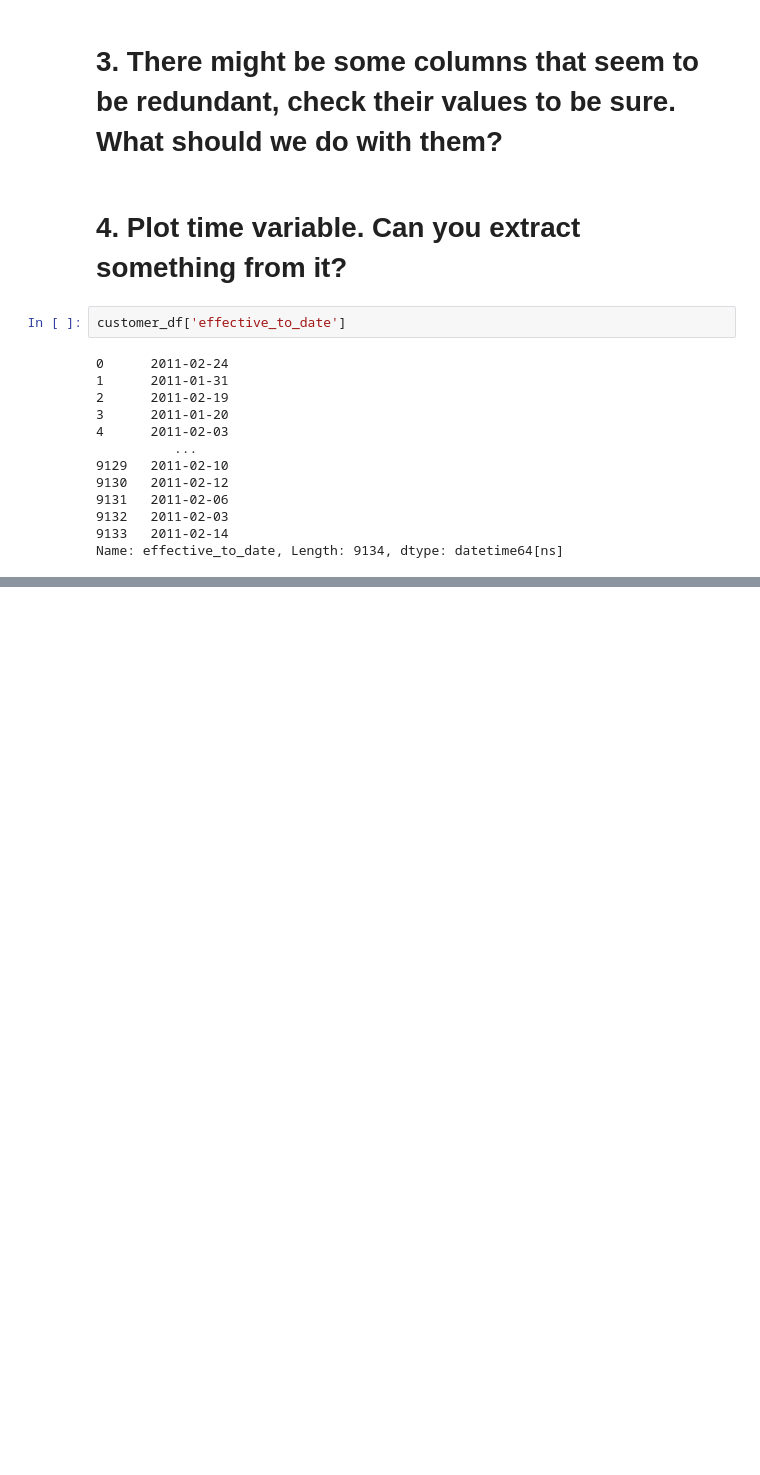
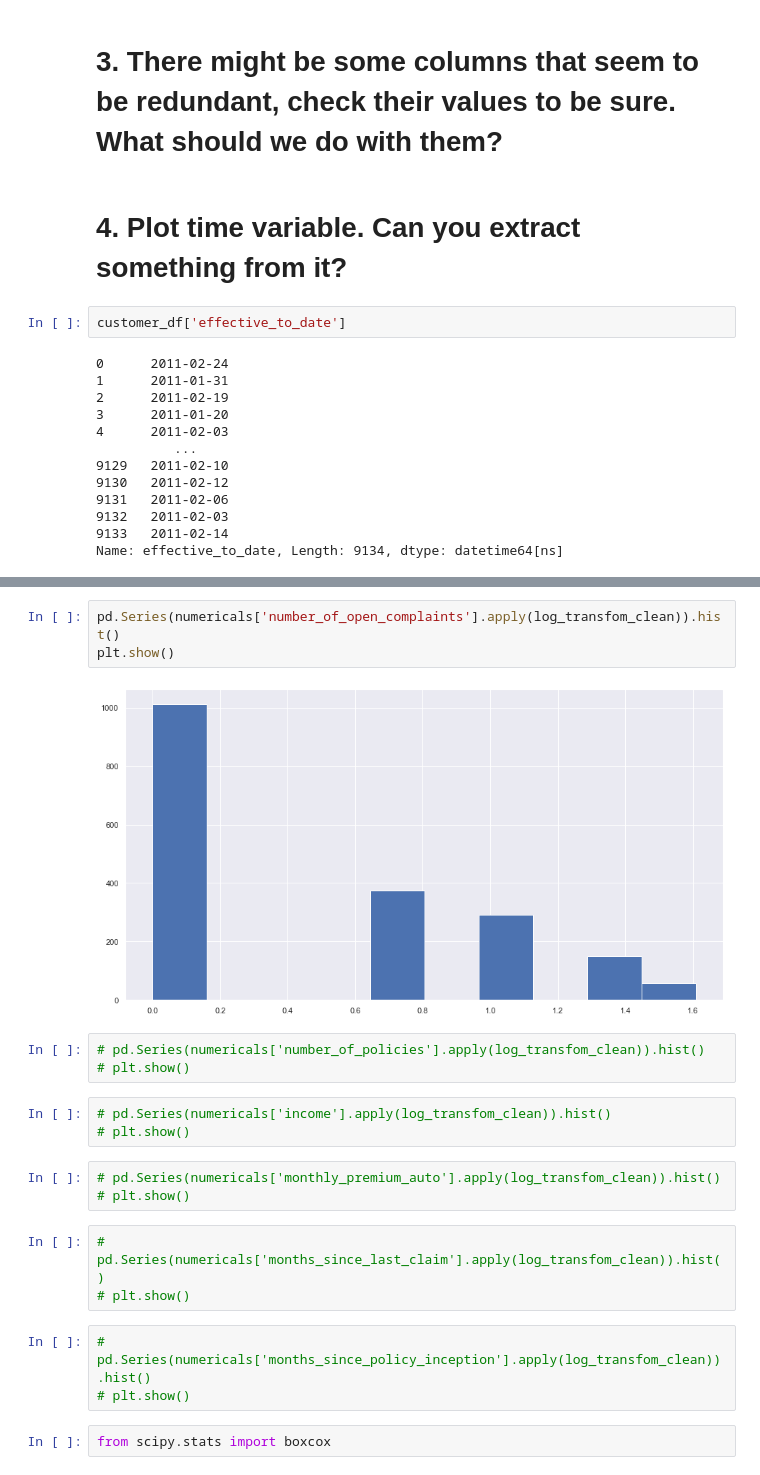
Before and after one commit to gag6ban/lab-cleaning-numerical-data, a Jupyter notebook: files_for_lab/lab-cleaning-numerical-data.ipynb, the cells around one changed output, grey strips where cells are left out. Cells and saved outputs as stored; diff of their text form; blank space fills up the shorter version.

```diff
--- a/files_for_lab/lab-cleaning-numerical-data.ipynb
+++ b/files_for_lab/lab-cleaning-numerical-data.ipynb
@@ -516,0 +592,22 @@ sns.lineplot(x='effective_to_date', y="total_claim_amount", data= customer_df)
+# %%
+pd.Series(numericals['number_of_open_complaints'].apply(log_transfom_clean)).hist()
+plt.show()
+# %% [output]
+[figure, added]
+# %%
+# pd.Series(numericals['number_of_policies'].apply(log_transfom_clean)).hist()
+# plt.show()
+# %%
+# pd.Series(numericals['income'].apply(log_transfom_clean)).hist()
+# plt.show()
+# %%
+# pd.Series(numericals['monthly_premium_auto'].apply(log_transfom_clean)).hist()
+# plt.show()
+# %%
+# pd.Series(numericals['months_since_last_claim'].apply(log_transfom_clean)).hist()
+# plt.show()
+# %%
+# pd.Series(numericals['months_since_policy_inception'].apply(log_transfom_clean)).hist()
+# plt.show()
+# %%
+from scipy.stats import boxcox
```
Also changed, not shown: parts of 61 cells of this notebook.
